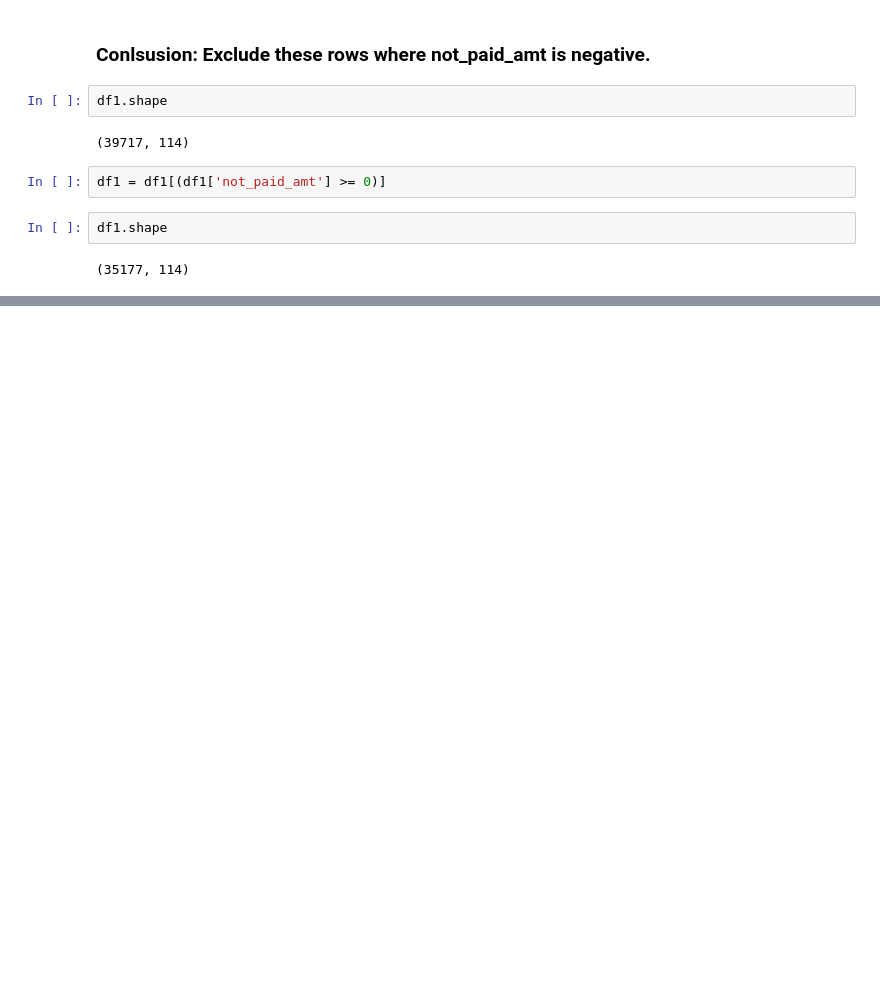
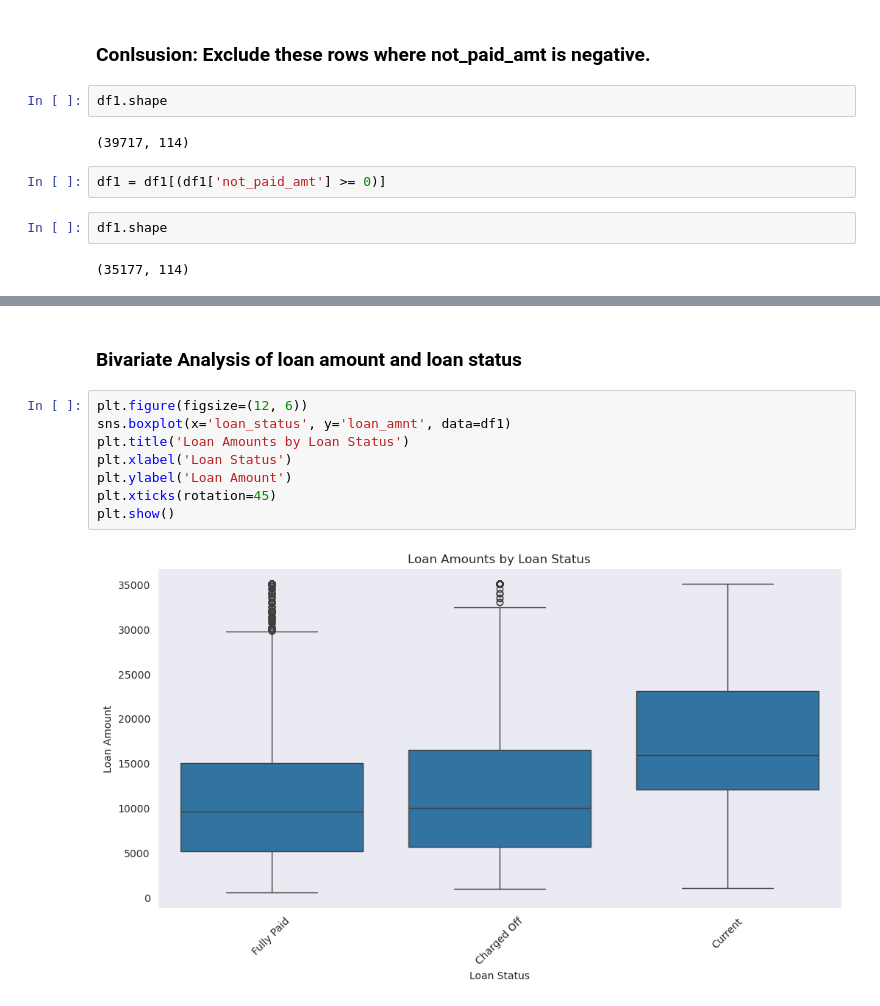
Before and after one commit to PraveenSM/LendingClubCaseStudy, a Jupyter notebook: Praveen_Mathad.ipynb, the cells around one changed output, grey strips where cells are left out. Saved outputs shown, nothing was run; the diff lists cells and outputs as text; blank space fills up the shorter version.

Commit message:
data analysis for variuos columns and relationship

```diff
--- a/Praveen_Mathad.ipynb
+++ b/Praveen_Mathad.ipynb
@@ -484,0 +561,12 @@ sns.boxplot(df1['not_paid_amt'])
+# %% [markdown]
+### Bivariate Analysis of loan amount and loan status
+# %%
+plt.figure(figsize=(12, 6))
+sns.boxplot(x='loan_status', y='loan_amnt', data=df1)
+plt.title('Loan Amounts by Loan Status')
+plt.xlabel('Loan Status')
+plt.ylabel('Loan Amount')
+plt.xticks(rotation=45)
+plt.show()
+# %% [output]
+[figure, added]
```
Also changed, not shown: parts of 41 cells of this notebook.
